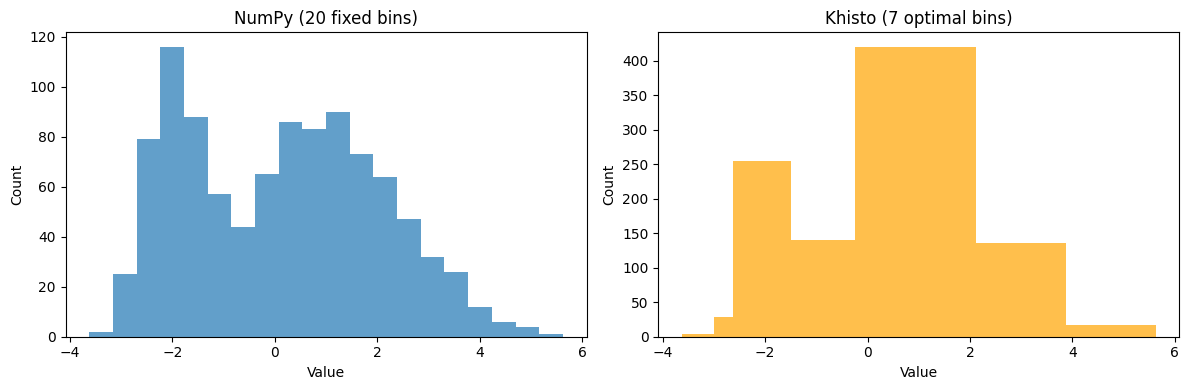
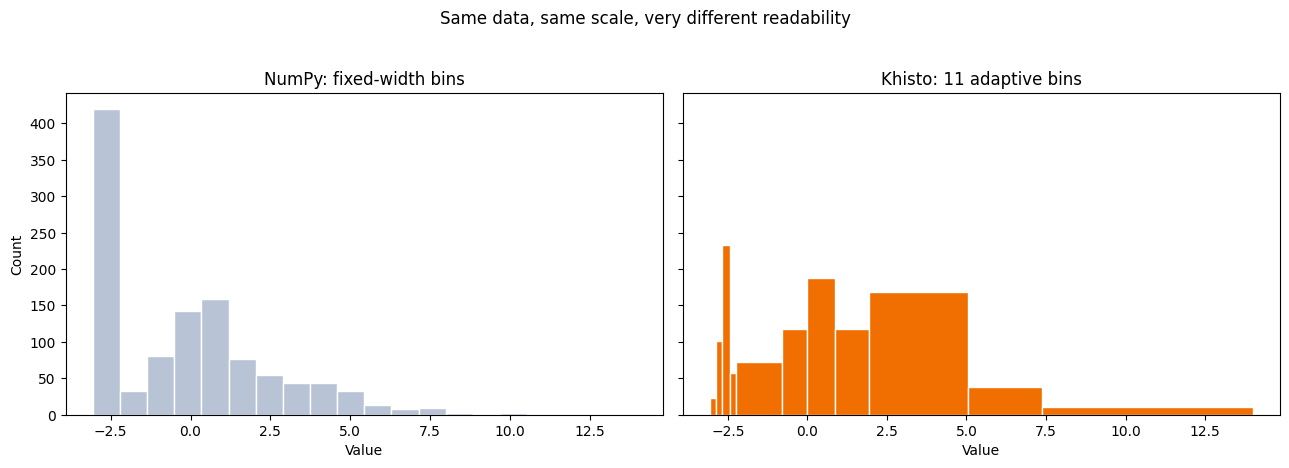
The notebook cell's code change between the first figure and the second:
--- before
+++ after
@@ -1,18 +1,32 @@
-# Compare with numpy fixed-width bins
-fig, axes = plt.subplots(1, 2, figsize=(12, 4))
+# Compare fixed-width bins with Khisto using a simple bar plot
+fig, axes = plt.subplots(1, 2, figsize=(13, 4.5), sharey=True)
 
 # NumPy histogram (fixed bins)
 np_hist, np_edges = np.histogram(data, bins=20)
-axes[0].stairs(np_hist, np_edges, fill=True, alpha=0.7)
-axes[0].set_title("NumPy (20 fixed bins)")
+axes[0].bar(
+    np_edges[:-1],
+    np_hist,
+    width=np.diff(np_edges),
+    align="edge",
+    color="#B8C4D6",
+    edgecolor="white",
+)
+axes[0].set_title("NumPy: fixed-width bins")
 axes[0].set_xlabel("Value")
 axes[0].set_ylabel("Count")
 
-# Khisto histogram (optimal bins)
-axes[1].stairs(hist, bin_edges, fill=True, alpha=0.7, color="orange")
-axes[1].set_title(f"Khisto ({len(hist)} optimal bins)")
+# Khisto histogram (adaptive bins)
+axes[1].bar(
+    bin_edges[:-1],
+    hist,
+    width=np.diff(bin_edges),
+    align="edge",
+    color="#F16E00",
+    edgecolor="white",
+)
+axes[1].set_title(f"Khisto: {len(hist)} adaptive bins")
 axes[1].set_xlabel("Value")
-axes[1].set_ylabel("Count")
 
+fig.suptitle("Same data, same scale, very different readability", y=1.03)
 plt.tight_layout()
 plt.show()

Commit: Enhance documentation for khisto-python library